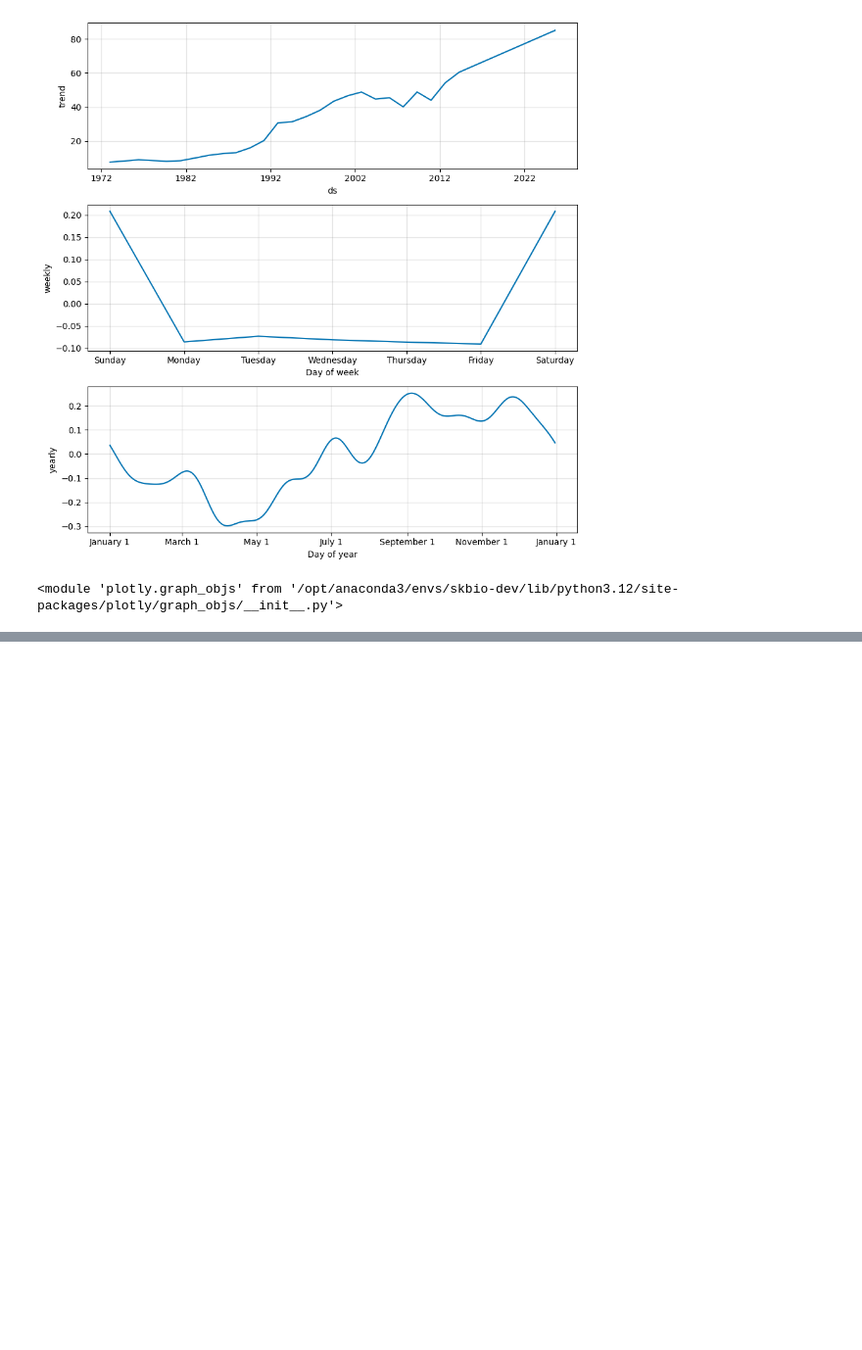
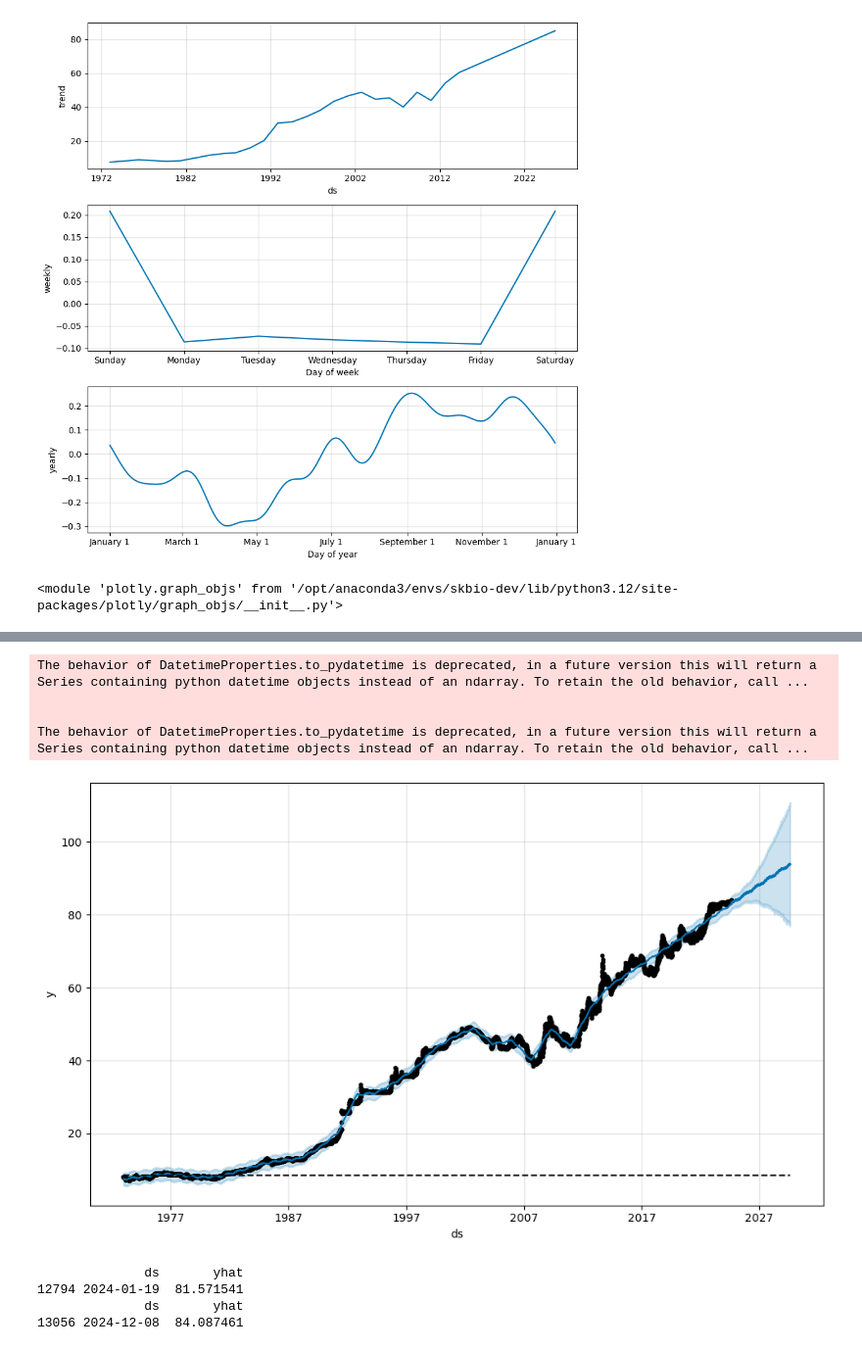
Before and after one commit to aryankeluskar/easywire, a Jupyter notebook: usd_inr.ipynb, the cells around one changed output, grey strips where cells are left out. Shown at 98% size. Cells and saved outputs as stored; diff of their text form; code cells hidden in the pictures; blank space fills up the shorter version.

Commit message:
interactive graph

```diff
--- a/usd_inr.ipynb
+++ b/usd_inr.ipynb
@@ -4,7 +4,7 @@ import numpy as np
 import matplotlib.pyplot as plt
 from prophet import Prophet
 
-df = pd.read_csv('usd_inr.csv')
+df = pd.read_csv('./data/usd_inr.csv')
 df.columns = ['ds', 'y']
 df.head()
 # %% [output]
@@ -72,3 +84,8 @@ print(go)
 plot_plotly(m, forecast)
 # %% [output]
 <module 'plotly.graph_objs' from '/opt/anaconda3/envs/skbio-dev/lib/python3.12/site-packages/plotly/graph_objs/__init__.py'>
+# %%
+future = m.make_future_dataframe(periods=1826)
+future['cap'] = 8.5
+fcst = m.predict(future)
+fcst
@@ -74,0 +106,25 @@ plot_plotly(m, forecast)
+# %%
+fig = m.plot(fcst)
+# %% [output]
+The behavior of DatetimeProperties.to_pydatetime is deprecated, in a future version this will return a Series containing python datetime objects instead of an ndarray. To retain the old behavior, call ...
+
+
+The behavior of DatetimeProperties.to_pydatetime is deprecated, in a future version this will return a Series containing python datetime objects instead of an ndarray. To retain the old behavior, call ...
+[figure, added]
+# %%
+# get yhat from fcst where ds is between 2024-08-10 and 2024-08-30
+fy2024 = fcst[(fcst['ds'] > '2024-01-01') & (fcst['ds'] < '2024-12-30')][['ds', 'yhat']]
+
+# get lowest in fy2024 along with date
+low = fy2024[fy2024['yhat'] == fy2024['yhat'].min()]
+
+# get max in fy2024 along with date
+high = fy2024[fy2024['yhat'] == fy2024['yhat'].max()]
+
+print(low)
+print(high)
+# %% [output]
+              ds       yhat
+12794 2024-01-19  81.571541
+              ds       yhat
+13056 2024-12-08  84.087461
```
Also changed, not shown: parts of 5 cells of this notebook, 1 other file.
